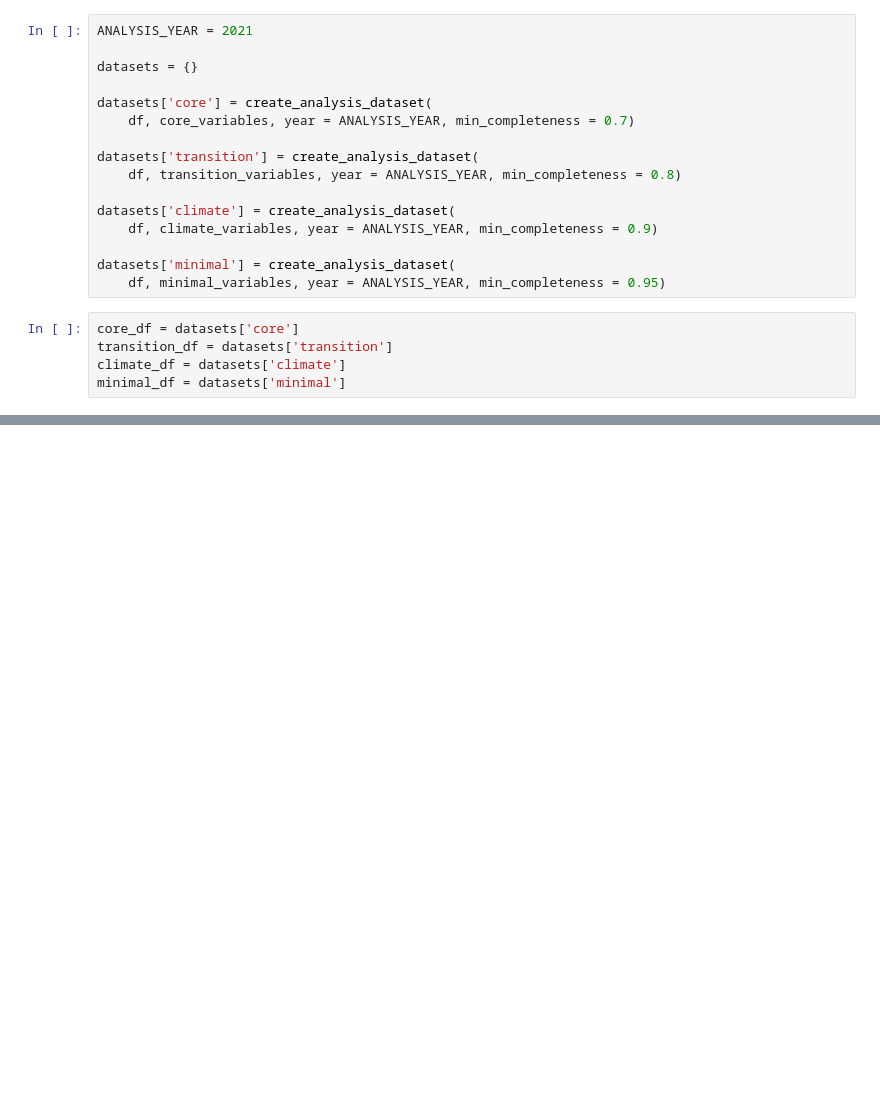
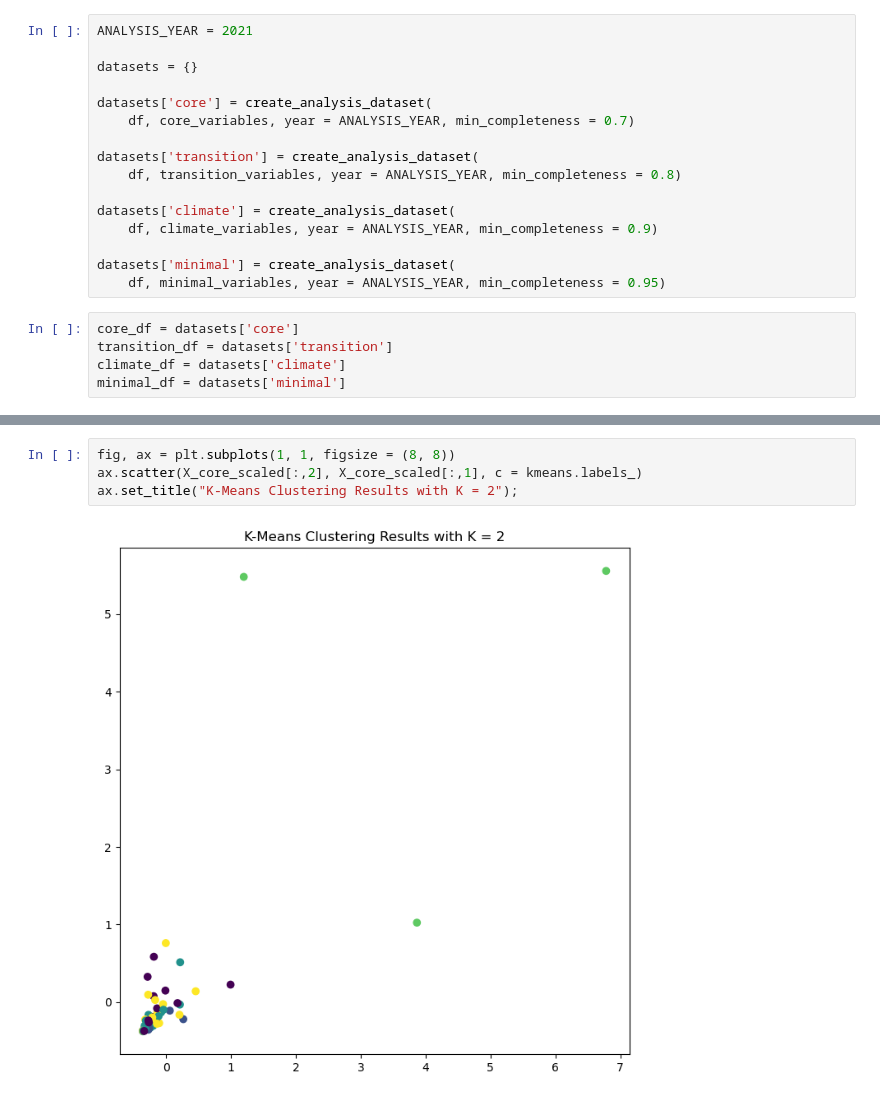
Before and after one commit to nicolenagata/DATA5322_HW4_UnsupervisedML, a Jupyter notebook: Practical HW 4.ipynb, the cells around one changed output, grey strips where cells are left out. Drawn from its saved outputs; the diff is of its cells as text; blank space fills up the shorter version.

```diff
--- a/Practical HW 4.ipynb
+++ b/Practical HW 4.ipynb
@@ -91,0 +194,6 @@ minimal_df = datasets['minimal']
+# %%
+fig, ax = plt.subplots(1, 1, figsize = (8, 8))
+ax.scatter(X_core_scaled[:,2], X_core_scaled[:,1], c = kmeans.labels_)
+ax.set_title("K-Means Clustering Results with K = 2");
+# %% [output]
+[figure, added]
```
Also changed, not shown: parts of 23 cells of this notebook.
